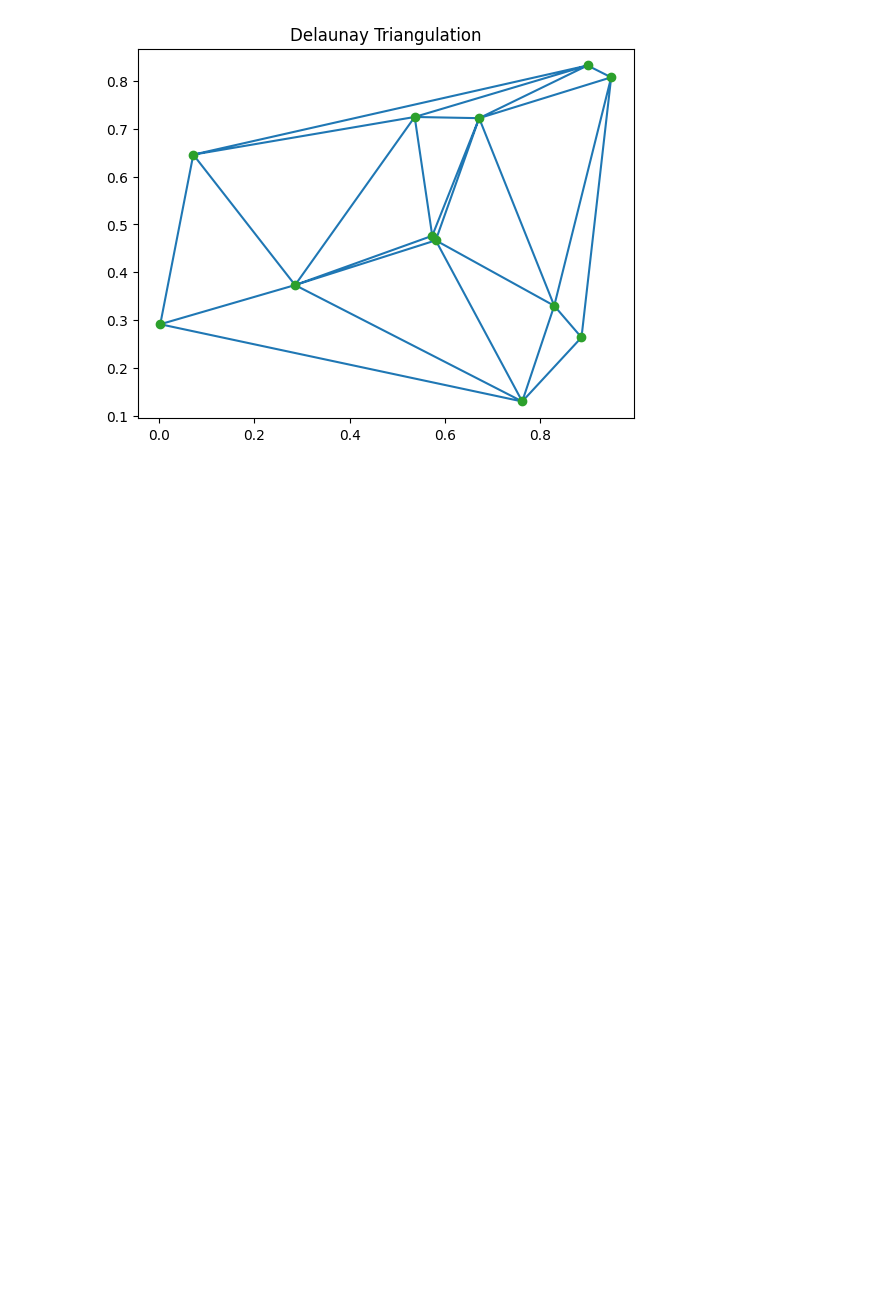
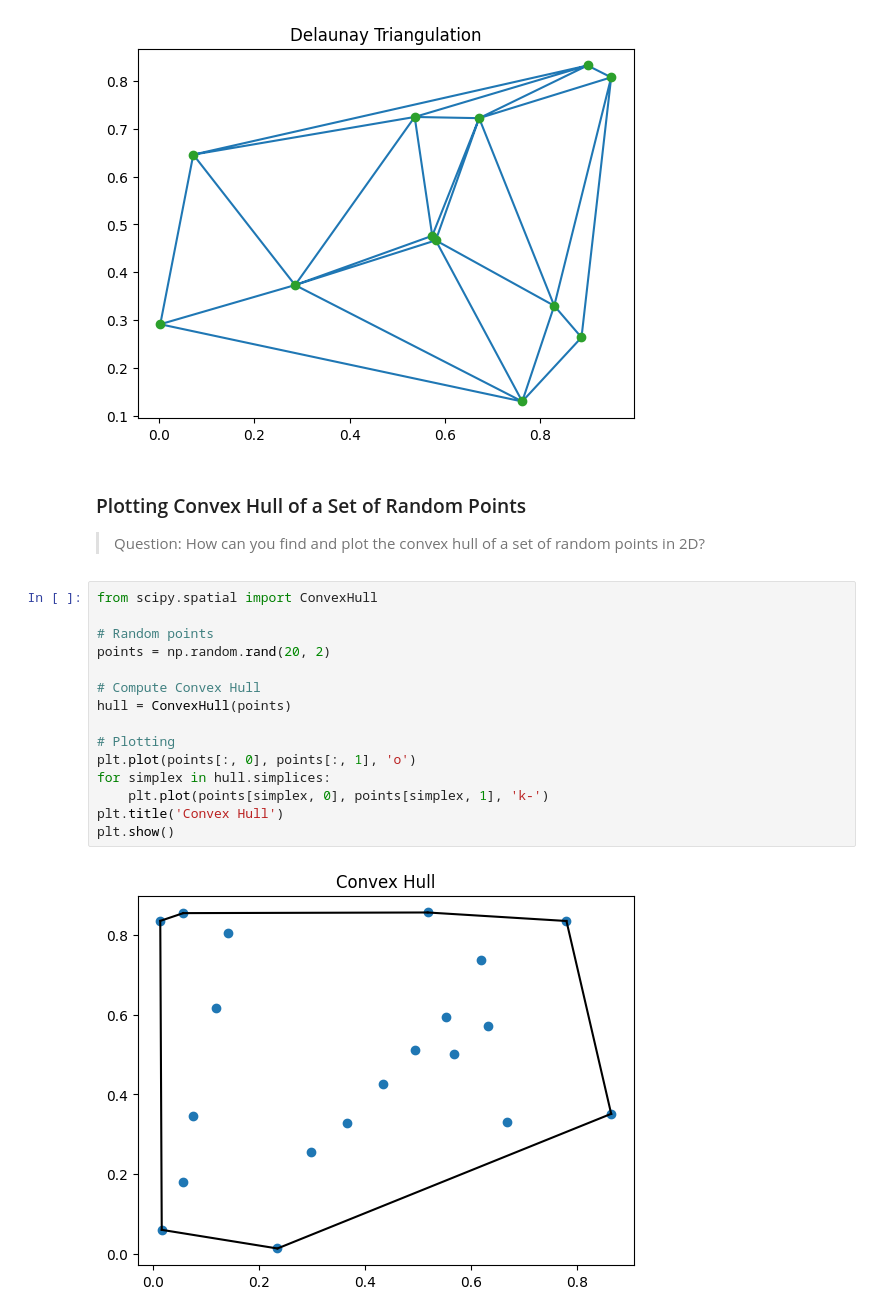
Before and after one commit to rubydamodar/SciPyMastery-From-Basics-to-Breakthroughs, a Jupyter notebook: Beginner Level/SCIPY-SPATIAL.ipynb, the cells around one changed output. Drawn from its saved outputs; the diff is of its cells as text; blank space fills up the shorter version.

Commit message:
convex hull
### Plotting Convex Hull of a Set of Random Points
> Question: How can you find and plot the convex hull of a set of random points in 2D?

Co-Authored-By: 왕뚜껑맛있땅 <7420085+JIwoo@users.noreply.github.com>
Co-Authored-By: Hyoeun  <137873124+hyoeunjoo@users.noreply.github.com>
Co-Authored-By: jiwooverse <184836366+jiwooverse@users.noreply.github.com>
Co-Authored-By: Jayson <89952042+jsoonworld@users.noreply.github.com>
Co-Authored-By: VIMAL KUMAR <vimalkumarji112@gmail.com>

```diff
--- a/Beginner Level/SCIPY-SPATIAL.ipynb
+++ b/Beginner Level/SCIPY-SPATIAL.ipynb
@@ -419,3 +419,23 @@ plt.title('Delaunay Triangulation')
 plt.show()
 # %% [output]
 [figure]
+# %% [markdown]
+### Plotting Convex Hull of a Set of Random Points
+> Question: How can you find and plot the convex hull of a set of random points in 2D?
+# %%
+from scipy.spatial import ConvexHull
+
+# Random points
+points = np.random.rand(20, 2)
+
+# Compute Convex Hull
+hull = ConvexHull(points)
+
+# Plotting
+plt.plot(points[:, 0], points[:, 1], 'o')
+for simplex in hull.simplices:
+    plt.plot(points[simplex, 0], points[simplex, 1], 'k-')
+plt.title('Convex Hull')
+plt.show()
+# %% [output]
+[figure, added]
```
